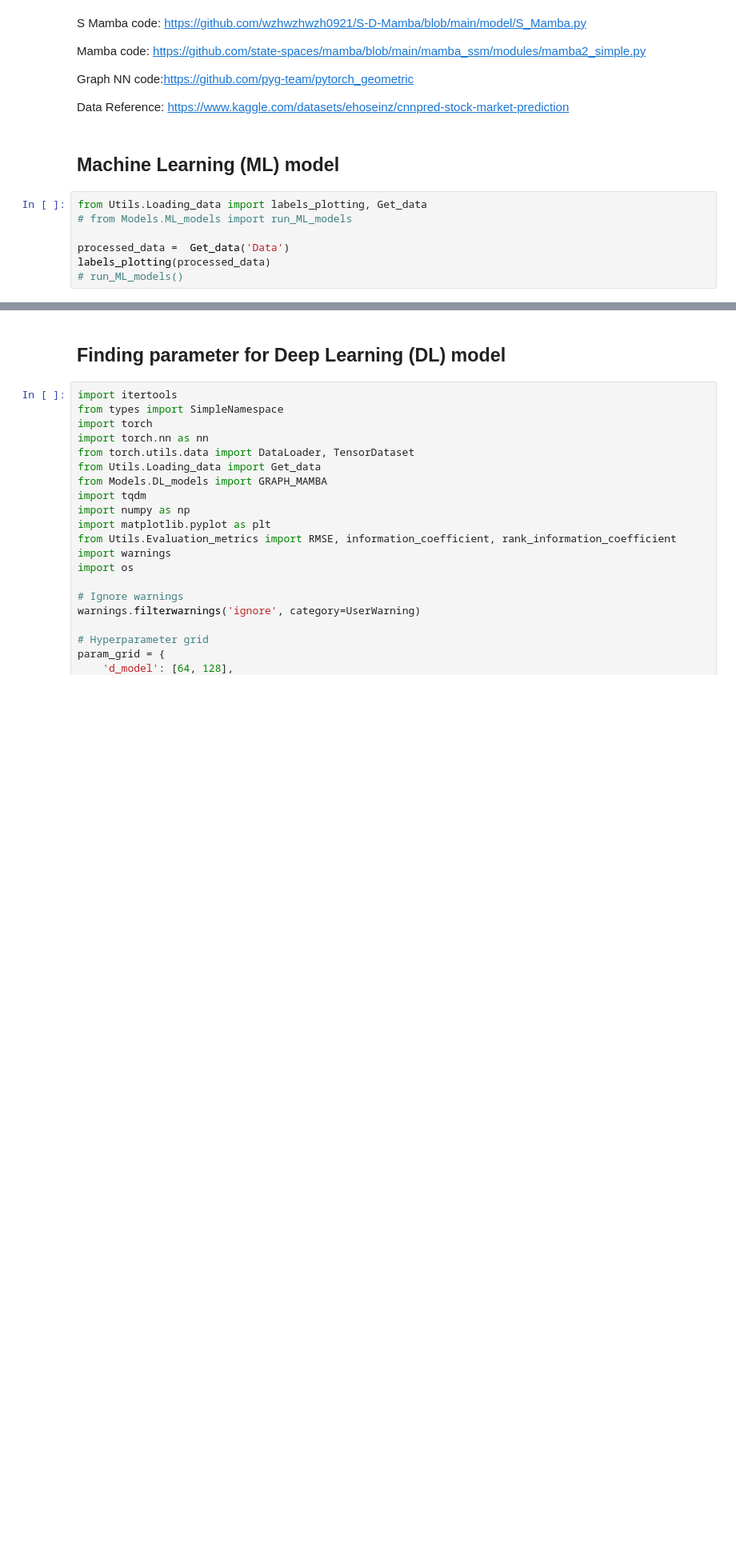
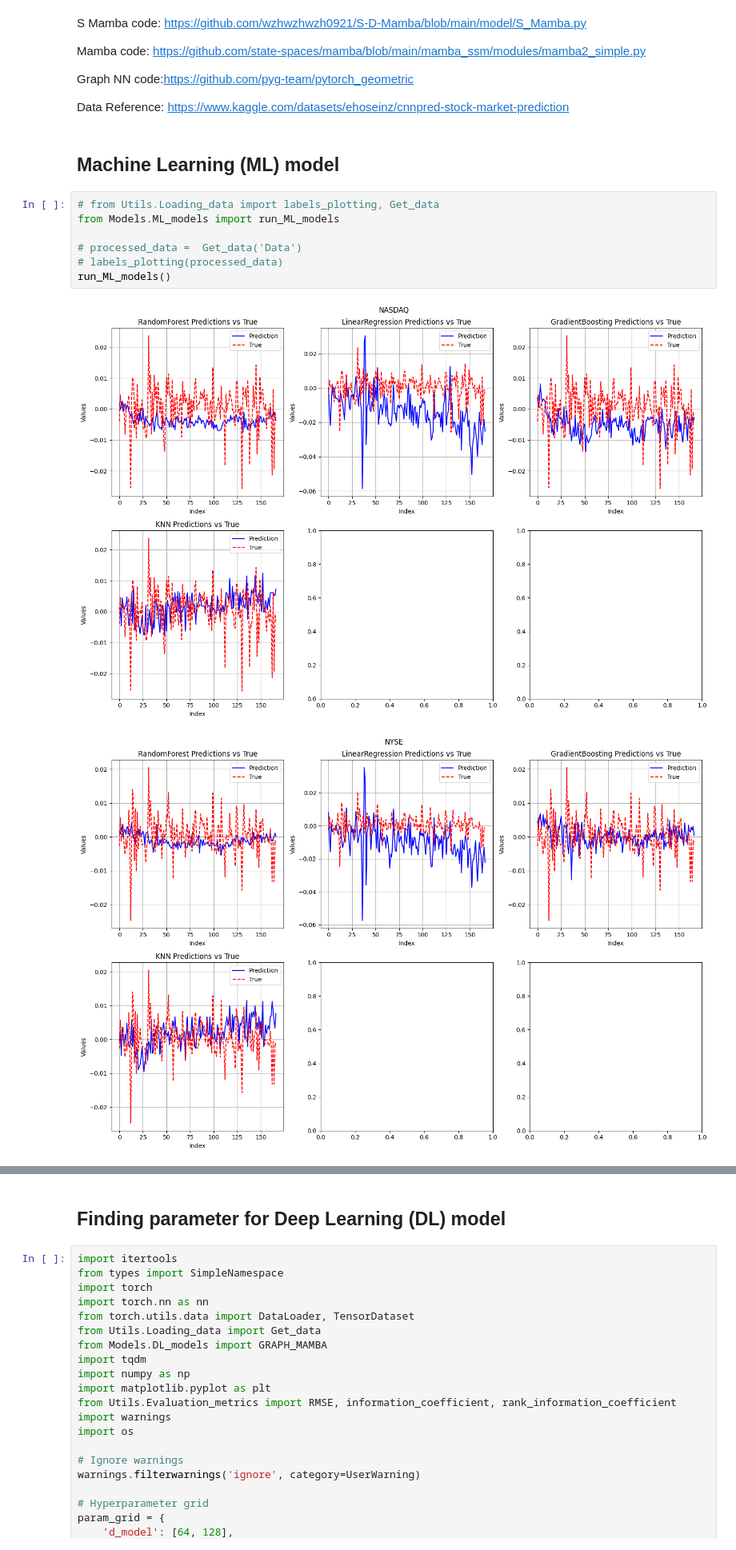
Before and after one commit to tdkhoa1212/MAMBA_model, a Jupyter notebook: test_code.ipynb, the cells around one changed output, grey strips where cells are left out. Shown at 80% size. Cells and saved outputs as stored; diff of their text form; blank space fills up the shorter version.

```diff
--- a/test_code.ipynb
+++ b/test_code.ipynb
@@ -9,10 +9,12 @@ Data Reference: https://www.kaggle.com/datasets/ehoseinz/cnnpred-stock-market-pr
 # %% [markdown]
 ## Machine Learning (ML) model
 # %%
-from Utils.Loading_data import labels_plotting, Get_data
-# from Models.ML_models import run_ML_models
+# from Utils.Loading_data import labels_plotting, Get_data
+from Models.ML_models import run_ML_models
 
-processed_data =  Get_data('Data')
-labels_plotting(processed_data)
-# run_ML_models()
+# processed_data =  Get_data('Data')
+# labels_plotting(processed_data)
+run_ML_models()
 # %% [output]
+[figure, new version]
+[figure, new version]
```
Also changed, not shown: parts of 2 cells of this notebook, 3 other files.
